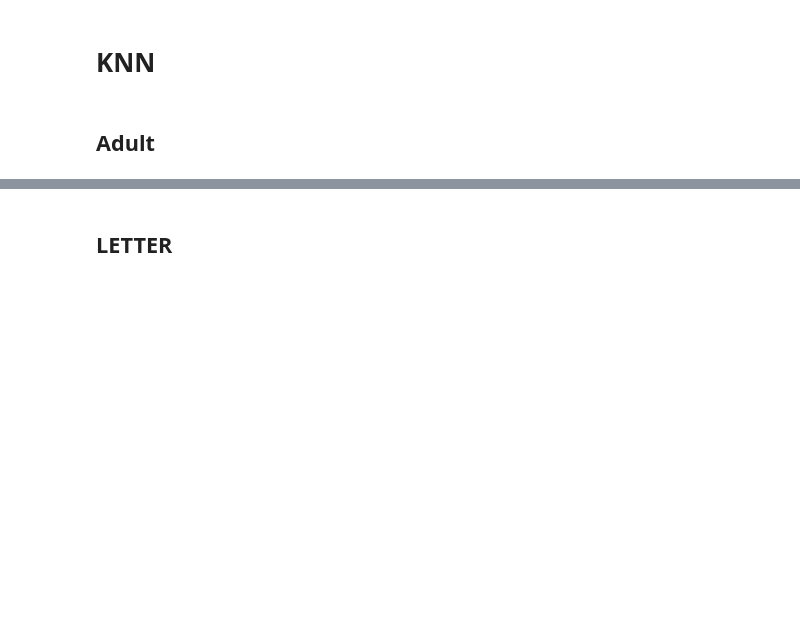
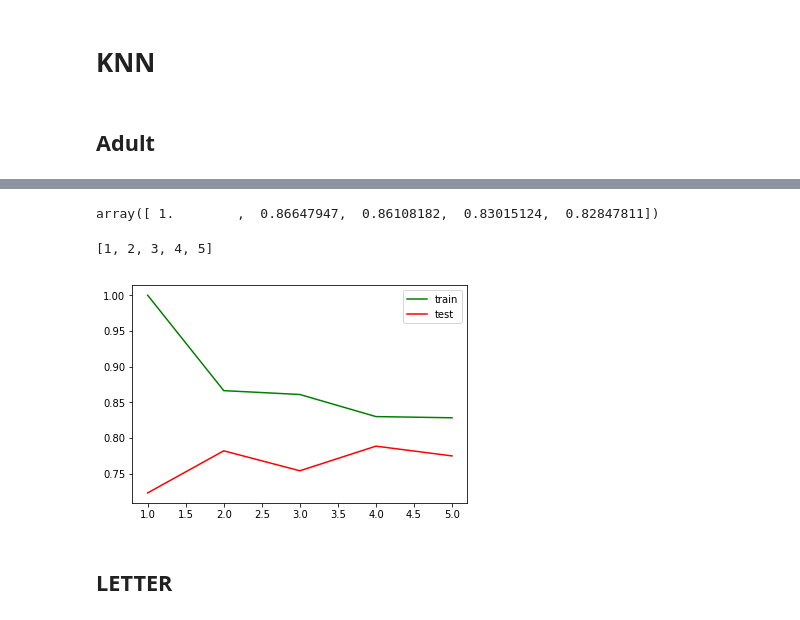
Before and after one commit to hal009/hal009.github.io, a Jupyter notebook: content/COGS118a/files/FinalProject/FinalProject.ipynb, the cells around one changed output, grey strips where cells are left out. Cells and saved outputs as stored; diff of their text form; code cells hidden in the pictures; blank space fills up the shorter version.

```diff
--- a/content/COGS118a/files/FinalProject/FinalProject.ipynb
+++ b/content/COGS118a/files/FinalProject/FinalProject.ipynb
@@ -376,5 +414,11 @@ clf = neighbors.KNeighborsClassifier(3)
+# %%
+k = np.arange(5) + 1
+parameters = {'n_neighbors': k}
+knn = neighbors.KNeighborsClassifier()
+knn = GridSearchCV(knn,parameters,cv=5)
+#clf = neighbors.KNeighborsClassifier(3)
 # %% [markdown]
 ## Adult
 # %%
-run_clf(clf, adult_X_train, adult_Y_train, adult_X_test, adult_Y_test)
+run_clf(knn, adult_X_train, adult_Y_train, adult_X_test, adult_Y_test)
 # %% [output]
@@ -382,3 +441,19 @@ run_clf(clf, adult_X_train, adult_Y_train, adult_X_test, adult_Y_test)
+# %%
+knn.cv_results_['mean_train_score']
+# %% [output]
+array([ 1.        ,  0.86647947,  0.86108182,  0.83015124,  0.82847811])
+# %%
+knn.cv_results_
+#[d['value'] for d in l]
+p = knn.cv_results_['params']
+print([list(d.values())[0] for d in p])
+plt.plot([list(d.values())[0] for d in p], knn.cv_results_['mean_train_score'], 'g', label='train')
+plt.plot([list(d.values())[0] for d in p], knn.cv_results_['mean_test_score'], 'r', label='test')
+plt.legend(loc = 'upper right')
+plt.show()
+# %% [output]
+[1, 2, 3, 4, 5]
+[figure, added]
 # %% [markdown]
 ## LETTER
 # %%
```
Also changed, not shown: parts of 9 cells of this notebook.
